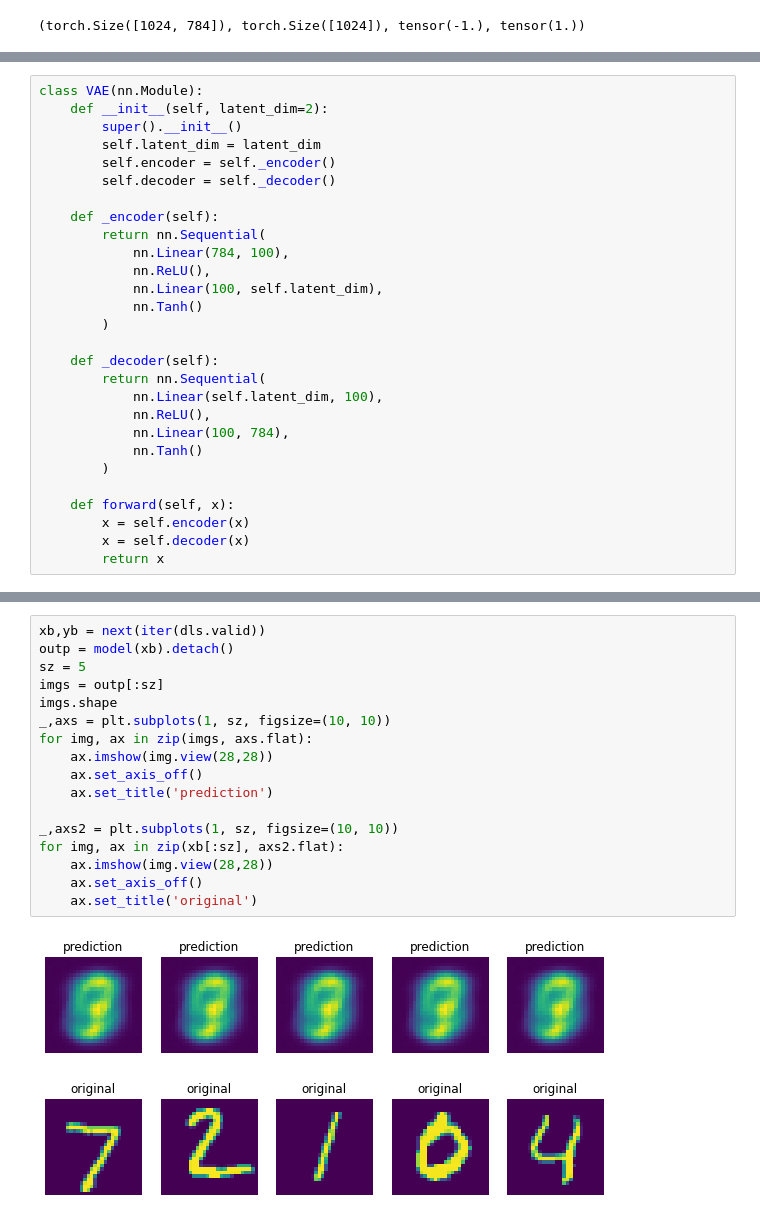
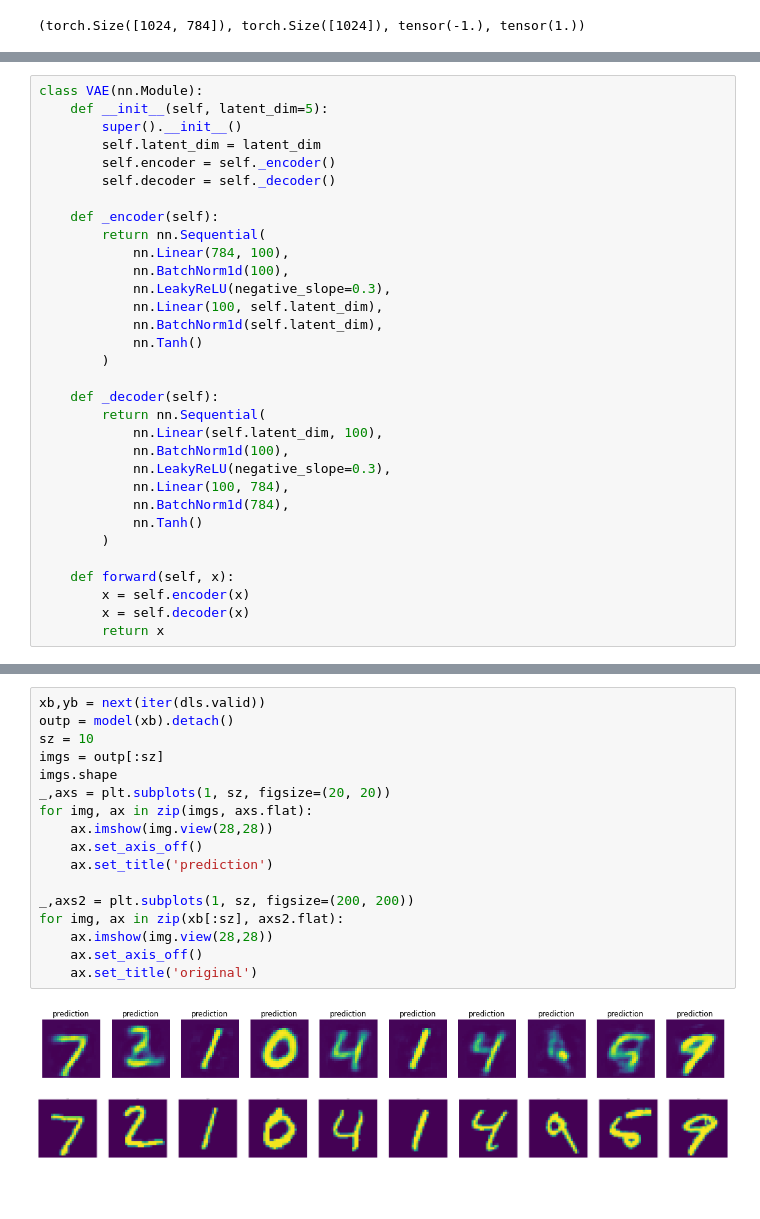
Before and after one commit to arun477/variational_autoencoder, a Jupyter notebook: linear_vae.ipynb, the cells around one changed output, grey strips where cells are left out. Drawn from its saved outputs; the diff is of its cells as text; blank space fills up the shorter version.

Commit message:
leaky relu added

```diff
--- a/linear_vae.ipynb
+++ b/linear_vae.ipynb
@@ -45,6 +50,6 @@ plt.axis('off');
 # %%
 class VAE(nn.Module):
-    def __init__(self, latent_dim=2):
+    def __init__(self, latent_dim=5):
         super().__init__()
         self.latent_dim = latent_dim
         self.encoder = self._encoder()
@@ -53,16 +58,20 @@ class VAE(nn.Module):
     def _encoder(self):
         return nn.Sequential(
             nn.Linear(784, 100),
-            nn.ReLU(),
+            nn.BatchNorm1d(100),
+            nn.LeakyReLU(negative_slope=0.3),
             nn.Linear(100, self.latent_dim),
+            nn.BatchNorm1d(self.latent_dim),
             nn.Tanh()
         )
 
     def _decoder(self):
         return nn.Sequential(
             nn.Linear(self.latent_dim, 100),
-            nn.ReLU(),
+            nn.BatchNorm1d(100),
+            nn.LeakyReLU(negative_slope=0.3),
             nn.Linear(100, 784),
+            nn.BatchNorm1d(784),
             nn.Tanh()
         )
 
@@ -130,20 +176,20 @@ actstats.plot(figsize=(20, 5))
 # %%
 xb,yb = next(iter(dls.valid))
 outp = model(xb).detach()
-sz = 5
+sz = 10
 imgs = outp[:sz]
 imgs.shape
-_,axs = plt.subplots(1, sz, figsize=(10, 10))
+_,axs = plt.subplots(1, sz, figsize=(20, 20))
 for img, ax in zip(imgs, axs.flat):
     ax.imshow(img.view(28,28))
     ax.set_axis_off()
     ax.set_title('prediction')
 
-_,axs2 = plt.subplots(1, sz, figsize=(10, 10))
+_,axs2 = plt.subplots(1, sz, figsize=(200, 200))
 for img, ax in zip(xb[:sz], axs2.flat):
     ax.imshow(img.view(28,28))
     ax.set_axis_off()
     ax.set_title('original')
 # %% [output]
-[figure, old version]
+[figure, new version]
-[figure, old version]
+[figure, new version]
```
Also changed, not shown: parts of 10 cells of this notebook.
